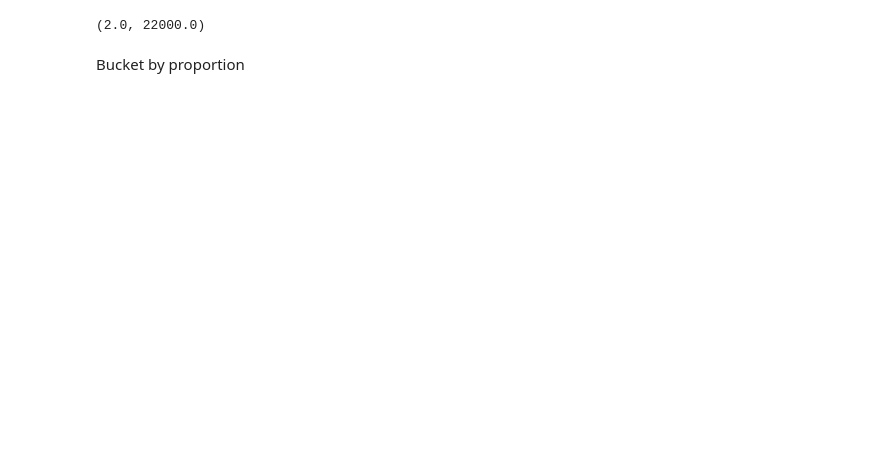
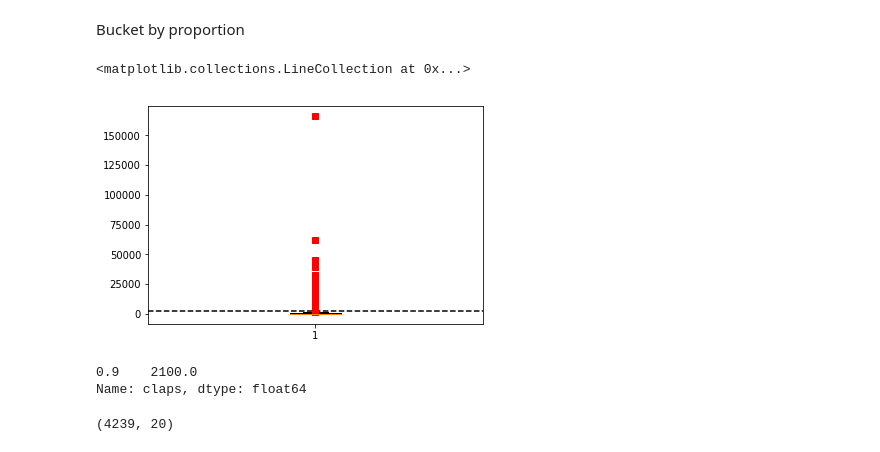
Before and after one commit to aswalin/Medium_Blogs_Analytics, a Jupyter notebook: random_forest.ipynb, the cells around one changed output. Drawn from its saved outputs; the diff is of its cells as text; code cells hidden in the pictures; blank space fills up the shorter version.

```diff
--- a/random_forest.ipynb
+++ b/random_forest.ipynb
@@ -19,0 +25,5 @@ data.head()
+# %%
+data_scraped = pd.read_csv('data_scraped4.csv')
+print(data_scraped.shape)
+dup_scraped = data_scraped[data_scraped.duplicated()]
+dup_scraped.index
@@ -20 +40,4 @@ data.head()
+# %%
+data = data.drop_duplicates()
+data_scraped = data_scraped.drop_duplicates()
 # %%
@@ -57,0 +69,2 @@ data.max(), data.min()
+# %%
+data_scraped.drop(['claps', 'read_time', 'followedBy', 'following', 'links'],axis = 1, inplace = True)
@@ -71,9 +109,21 @@ img/word               0
 dtype: int64
-# %%
-data.claps.min(), data.claps.max()
-# %% [output]
-(2.0, 22000.0)
 # %% [markdown]
 Bucket by proportion
+# %%
+claps = pd.Series(data['claps'])
+plt.boxplot(claps,0,'rs')
+plt.hlines(y = claps.quantile(0.90), label = '99.5 percentile', xmin = 0,xmax = 100, linestyles='dashed' )
+# %% [output]
+<matplotlib.collections.LineCollection at 0x...>
+[figure, added]
+# %%
+quant_995 = claps.quantile([0.90])
+print(quant_995)
+data = data[data["claps"] < int(quant_995)]
+data.shape
+# %% [output]
+0.9    2100.0
+Name: claps, dtype: float64
+(4239, 20)
 # %%
 claps=pd.Series(data['claps'])
```
Also changed, not shown: parts of 82 cells of this notebook.
